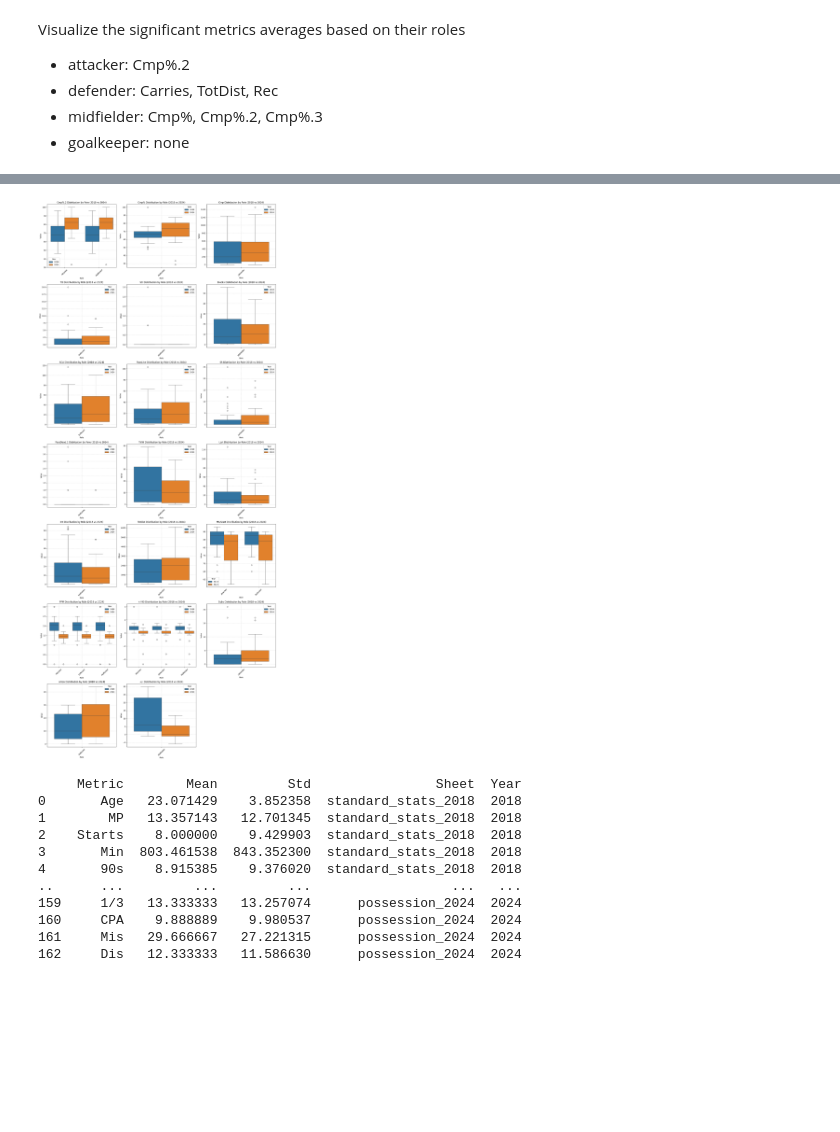
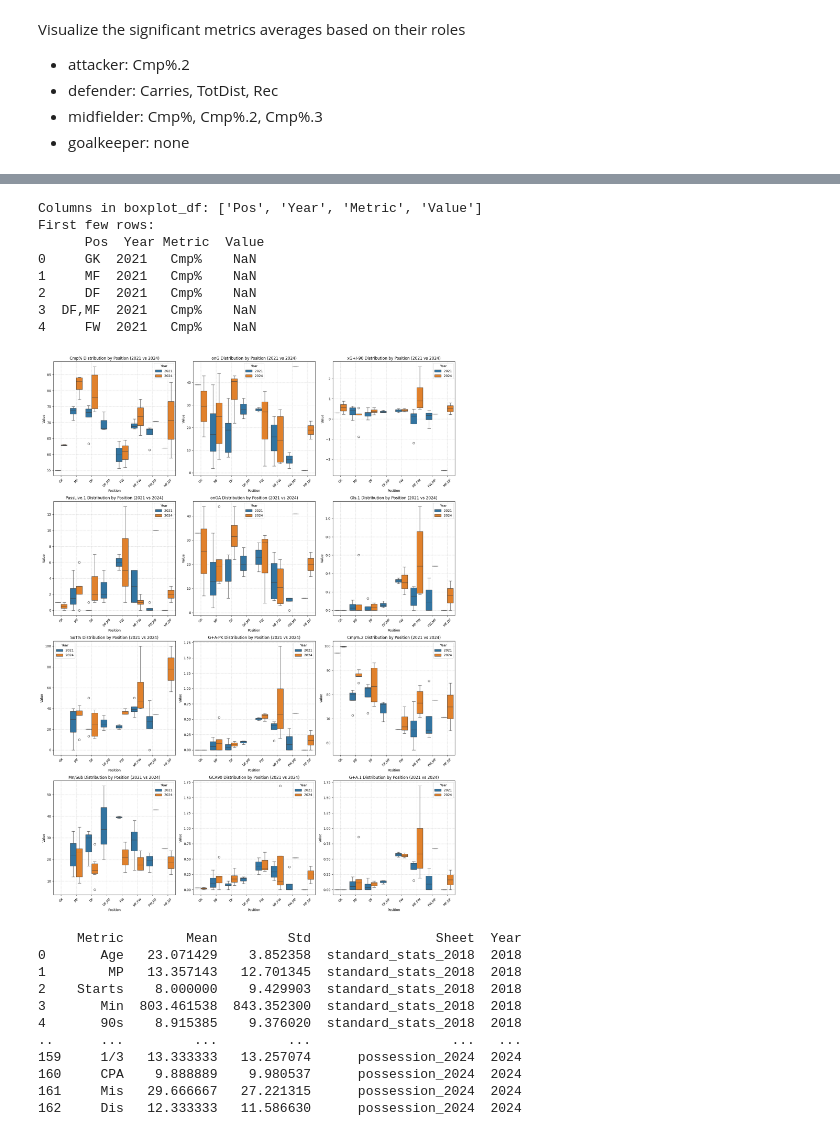
Before and after one commit to LouMeziere/Match-Performance-Analysis, a Jupyter notebook: analysis_roles.ipynb, the cells around one changed output, grey strips where cells are left out. Cells and saved outputs as stored; diff of their text form; code cells hidden in the pictures; blank space fills up the shorter version.

```diff
--- a/analysis_roles.ipynb
+++ b/analysis_roles.ipynb
@@ -760,0 +816,18 @@ for role, sheets in role_sheets.items():
+# %%
+# 1️⃣ Load significant metrics from CSV files for each role
+roles_path = {
+    "attacker": "RBNY_yearly_stats/significance/attacker_significant_diff.csv",
+    "defender": "RBNY_yearly_stats/significance/defender_significant_diff.csv",
+    "midfielder": "RBNY_yearly_stats/significance/midfielder_significant_diff.csv"
+}
+
+def retrieve_metrics(path):
+    """Load significant metrics from a CSV file and return a list of metrics."""
+    df_significant = pd.read_csv(path)
+    return df_significant['Metric'].dropna().tolist()
+
+# Store significant metrics for each role
+significant_metrics = {role: retrieve_metrics(path) for role, path in roles_path.items()}
+
+# Flatten unique metrics across all roles
+all_significant_metrics = set(metric for metrics in significant_metrics.values() for metric in metrics)
@@ -906,45 +902,81 @@ plt.show()
 # %%
 import pandas as pd
 import matplotlib.pyplot as plt
 import seaborn as sns
 
-# Convert list to DataFrame for plotting
-boxplot_df = pd.DataFrame(boxplot_data)
+# Load significant metrics
+roles_path = {
+    "attacker": "RBNY_yearly_stats/significance/attacker_significant_diff.csv",
+    "defender": "RBNY_yearly_stats/significance/defender_significant_diff.csv",
+    "midfielder": "RBNY_yearly_stats/significance/midfielder_significant_diff.csv"
+}
 
-# Custom color palette for better visibility
-custom_palette = {2018: "#1f77b4", 2024: "#ff7f0e"}  # Blue for 2018, Orange for 2024
+def retrieve_metrics(path):
+    """Load significant metrics from a CSV file and return a list of metrics."""
+    df_significant = pd.read_csv(path)
+    return df_significant['Metric'].dropna().tolist()
 
-# Loop through each unique metric to create a separate plot
-unique_metrics = boxplot_df["Metric"].unique()
+# Dictionary to store significant metrics for each role
+significant_metrics = {role: retrieve_metrics(path) for role, path in roles_path.items()}
+
+import pandas as pd
+import matplotlib.pyplot as plt
+import seaborn as sns
+
+# Debugging: Check DataFrame structure
+print("Columns in boxplot_df:", boxplot_df.columns.tolist())
+print("First few rows:\n", boxplot_df.head())
+
+# Ensure required columns exist
+required_columns = {"Metric", "Pos", "Value", "Year"}  # Updated "Role" → "Pos"
+missing_columns = required_columns - set(boxplot_df.columns)
+
+if missing_columns:
+    raise ValueError(f"Missing columns in boxplot_df: {missing_columns}")
+
+# Custom color palette
+custom_palette = {compared_year: "#1f77b4", interesting_year: "#ff7f0e"}
+
+# Unique significant metrics
+unique_metrics = set(metric for metrics in significant_metrics.values() for metric in metrics)
 
 num_cols = 3  # Number of graphs per row
-num_rows = -(-len(unique_metrics) // num_cols)  # Calculate required rows
+num_rows = -(-len(unique_metrics) // num_cols)  # Round up to get required rows
 
 fig, axes = plt.subplots(num_rows, num_cols, figsize=(num_cols * 6, num_rows * 6))
 axes = axes.flatten()  # Flatten in case of multiple rows
 
+# Create boxplots
 for i, metric in enumerate(unique_metrics):
     metric_df = boxplot_df[boxplot_df["Metric"] == metric]
 
     if not metric_df.empty:
         sns.boxplot(
-            x="Role", y="Value", hue="Year", data=metric_df, palette=custom_palette, ax=axes[i]
+            x="Pos", y="Value", hue="Year", data=metric_df, palette=custom_palette, ax=axes[i]
         )
-        axes[i].set_title(f"{metric} Distribution by Role (2018 vs 2024)")
-        axes[i].set_xlabel("Role")
+        axes[i].set_title(f"{metric} Distribution by Position ({compared_year} vs {interesting_year})")
+        axes[i].set_xlabel("Position")  # Updated "Role" → "Position"
         axes[i].set_ylabel("Value")
         axes[i].tick_params(axis='x', rotation=45)
         axes[i].legend(title="Year")
         axes[i].grid(True, linestyle="--", alpha=0.5)
 
-# Hide any unused subplots
+# Hide unused subplots
 for j in range(i + 1, len(axes)):
     fig.delaxes(axes[j])
 
 plt.tight_layout()
 plt.show()
 # %% [output]
+Columns in boxplot_df: ['Pos', 'Year', 'Metric', 'Value']
+First few rows:
+      Pos  Year Metric  Value
+0     GK  2021   Cmp%    NaN
+1     MF  2021   Cmp%    NaN
+2     DF  2021   Cmp%    NaN
+3  DF,MF  2021   Cmp%    NaN
+4     FW  2021   Cmp%    NaN
-[figure, old version]
+[figure, new version]
 # %%
 attacker_summary = pd.read_csv('RBNY_yearly_stats/summary_stats/attacker_stats_summary.csv')
 print(attacker_summary)
```
Also changed, not shown: parts of 34 cells of this notebook, 1 other file.
